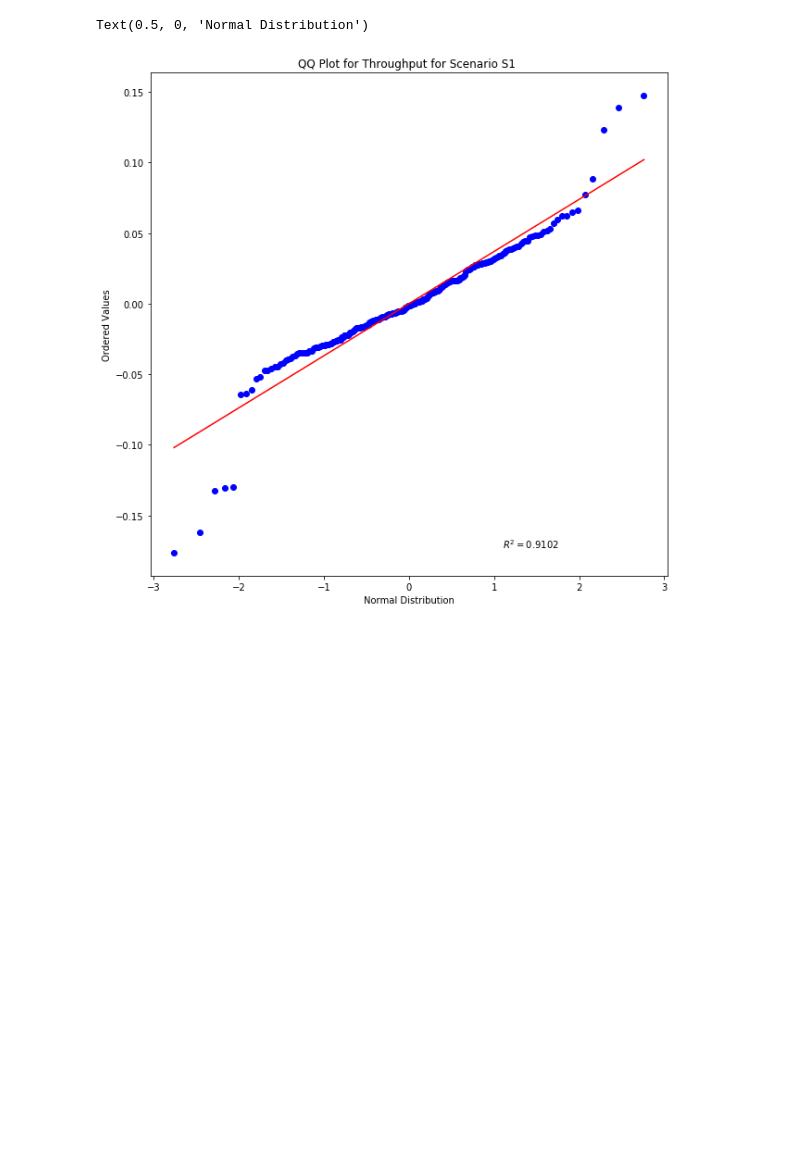
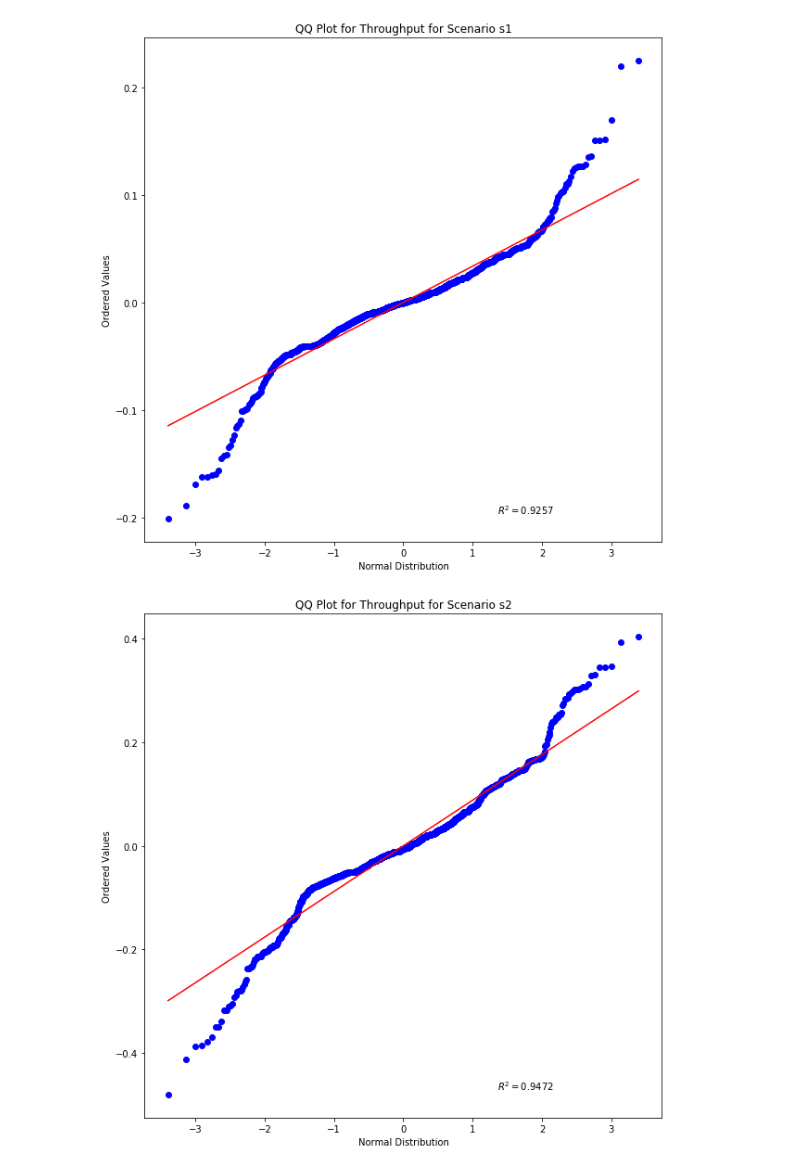
Before and after one commit to nferrante1/pecsn_project, a Jupyter notebook: Jupyter/2kr.ipynb, the cells around one changed output. Saved outputs shown, nothing was run; the diff lists cells and outputs as text; code cells hidden in the pictures; blank space fills up the shorter version.

```diff
--- a/Jupyter/2kr.ipynb
+++ b/Jupyter/2kr.ipynb
@@ -8,7 +8,7 @@ import numpy as np
 from scipy import stats
 import scipy.stats as st
 # %%
-con = sqlite3.connect("../code/omnet/simulations/results/simulates1.sca")
+con = sqlite3.connect("../code/omnet/simulations/results/simulate.sca")
 # %%
 dfThroughput=pd.read_sql_query("""
 select scenario, config, clients, CAST(attrValue as INT), statCount / 3600.0 as throughput
@@ -39,3 +32,5 @@ order by scenario, config, clients,  CAST(attrValue as INT)
+# %%
+scenarios = ["s1","s2","s3","s4"]
 # %%
 dfThroughput['throughput_mean'] = dfThroughput.groupby(['scenario','config','clients'])['throughput'].transform('mean')
 dfThroughput['throughput_residual'] = dfThroughput['throughput'] - dfThroughput['throughput_mean']
@@ -62,13 +49,12 @@ dfThroughput.tail(30)
 # %%
+for scenario in scenarios:
+    #Set the dimensions of the plot
+    plt.figure(figsize=(10,10))
 
-
-#Set the dimensions of the plot
-plt.figure(figsize=(10,10))
-
-repThroughput=dfThroughput['throughput_residual']
-qqPlot = stats.probplot(list(repThroughput), dist='norm',plot=plt,rvalue=True)
-plt.title("QQ Plot for Throughput for Scenario S1 ")
-plt.xlabel("Normal Distribution")
+    repThroughput=dfThroughput.loc[(dfThroughput['scenario']==scenario)]['throughput_residual']
+    qqPlot = stats.probplot(list(repThroughput), dist='norm',plot=plt,rvalue=True)
+    plt.title("QQ Plot for Throughput for Scenario "+scenario)
+    plt.xlabel("Normal Distribution")
 # %% [output]
-Text(0.5, 0, 'Normal Distribution')
-[figure, old version]
+[figure, new version]
+[figure, added]
```
Also changed, not shown: parts of 6 cells of this notebook, 1 other file.
